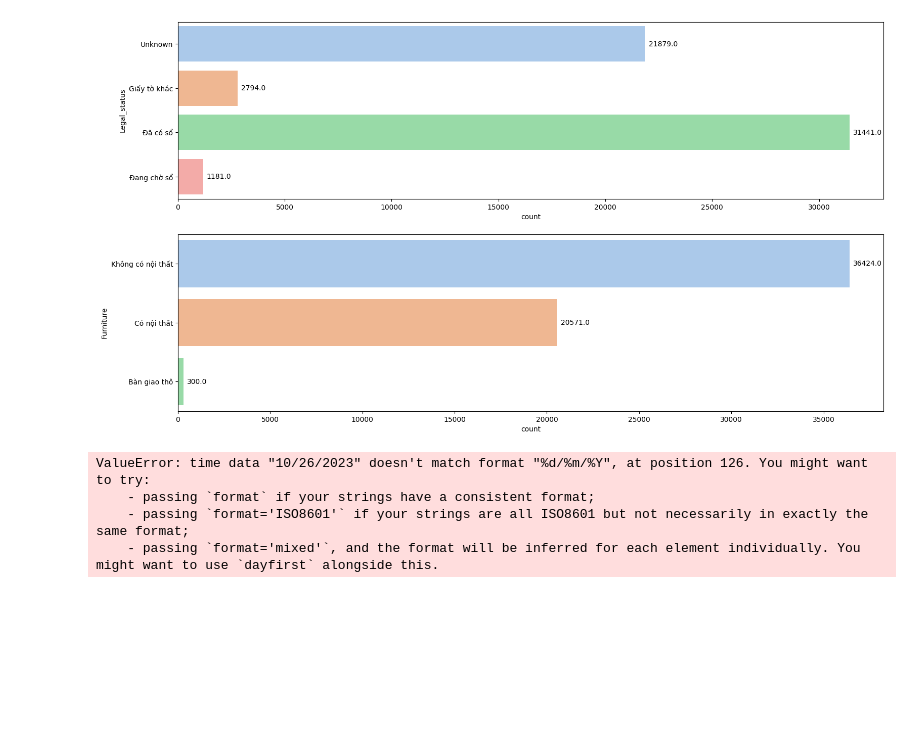
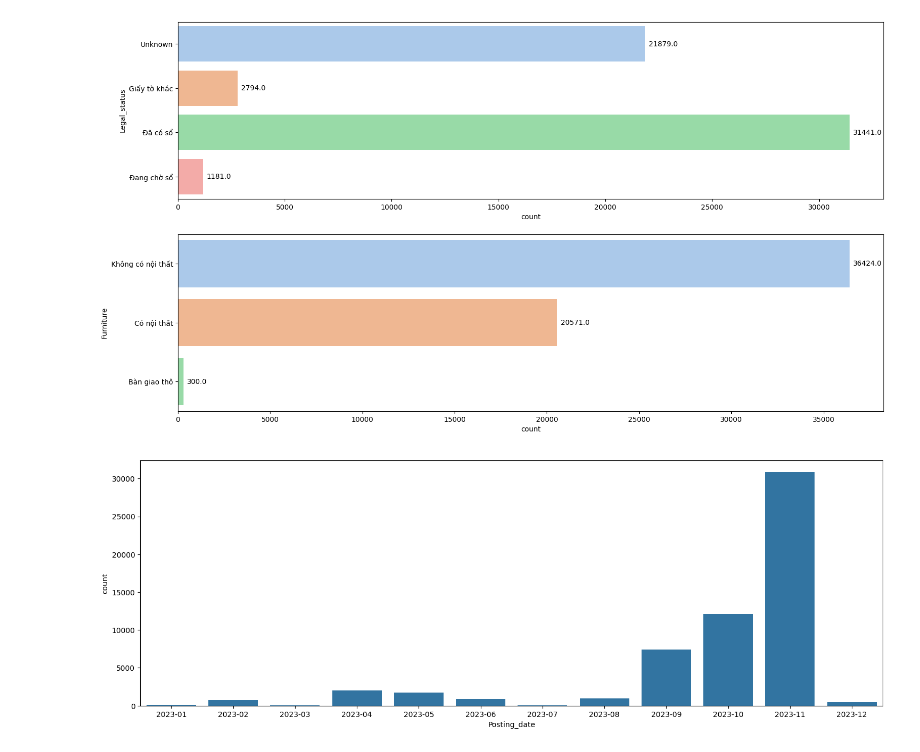
Before and after one commit to nldhuyen0047/real_estate_project, a Jupyter notebook: real_estate.ipynb, the cells around one changed output. Saved outputs shown, nothing was run; the diff lists cells and outputs as text; code cells hidden in the pictures; blank space fills up the shorter version.

```diff
--- a/real_estate.ipynb
+++ b/real_estate.ipynb
@@ -389,7 +386,8 @@ df = pd.read_csv("real_estate_dataset.csv",
 # %%
-date = pd.to_datetime(df["Posting_date"], format="%d/%m/%Y")
+date = pd.to_datetime(real_estate_df["Posting_date"], format="%d/%m/%Y")
+Month = date.dt.to_period('M').sort_values()
+plt.figure(figsize=(18, 6))
+sns.countplot(x=Month)
+plt.show()
 # %% [output]
-ValueError: time data "10/26/2023" doesn't match format "%d/%m/%Y", at position 126. You might want to try:
-    - passing `format` if your strings have a consistent format;
-    - passing `format='ISO8601'` if your strings are all ISO8601 but not necessarily in exactly the same format;
-    - passing `format='mixed'`, and the format will be inferred for each element individually. You might want to use `dayfirst` alongside this.
+[figure, added]
```
Also changed, not shown: parts of 5 cells of this notebook.
